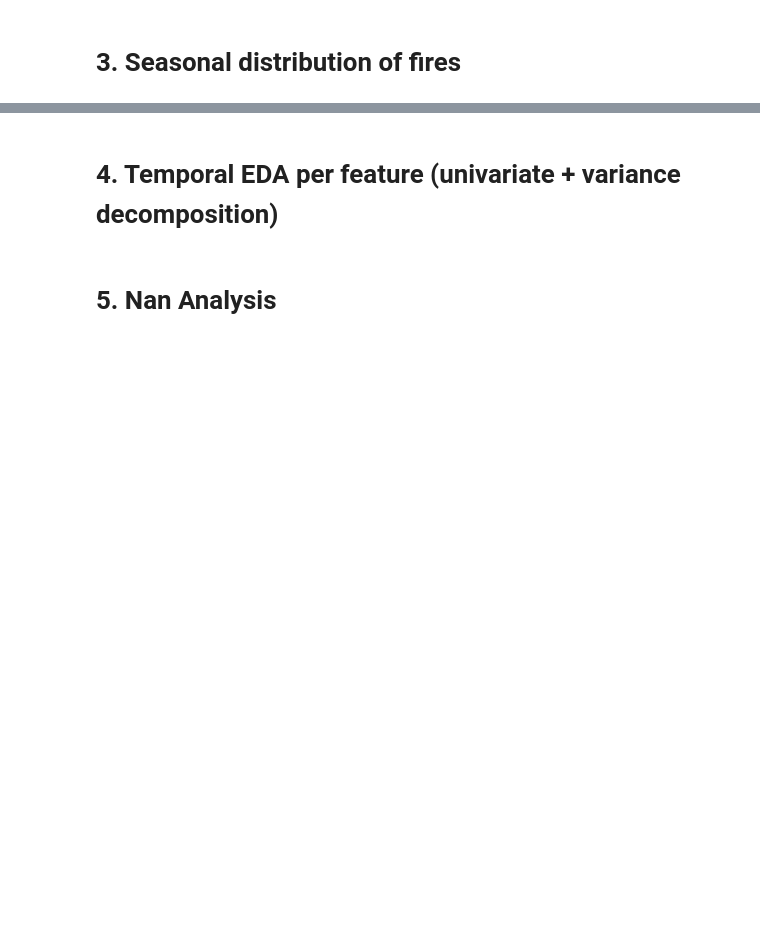
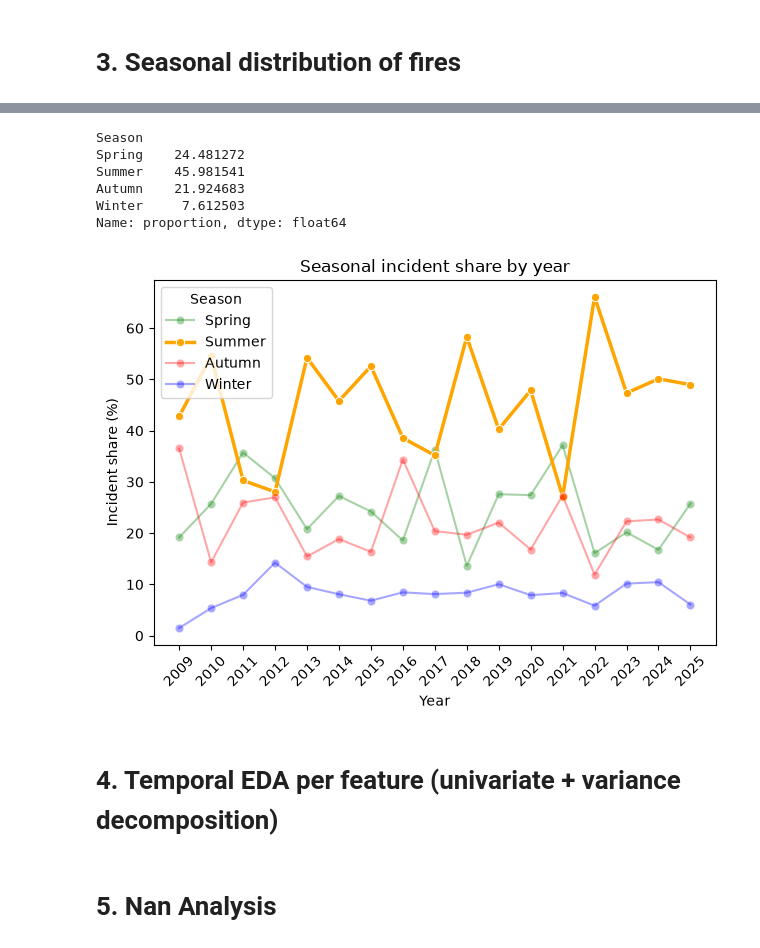
Before and after one commit to Racoo203/wildfire_risk_model, a Jupyter notebook: notebooks/01_eda.ipynb, the cells around one changed output, grey strips where cells are left out. Cells and saved outputs as stored; diff of their text form; code cells hidden in the pictures; blank space fills up the shorter version.

```diff
--- a/notebooks/01_eda.ipynb
+++ b/notebooks/01_eda.ipynb
@@ -166,23 +233,59 @@ plt.show()
 # %%
 temp = incidents_df[["Year", "Month"]].copy()
-temp["Season"] = temp["Month"].apply(season_of_month)
+temp["Season"] = temp["Month"].apply(season_of_month).map(season_display)
+temp["Season"] = pd.Categorical(
+    temp["Season"],
+    categories=season_order,
+    ordered=True,
+)
 
-print(temp["Season"].value_counts(normalize=True) * 100)
+print(temp["Season"].value_counts(normalize=True).sort_index() * 100)
 
-season_year_counts = temp.groupby(["Season", "Year"]).size().unstack(fill_value=0)
-pct_season_year_counts = 100 * season_year_counts / season_year_counts.sum(axis=0)
+season_year_counts = (
+    temp.groupby(["Season", "Year"], observed=False)
+    .size()
+    .unstack(fill_value=0)
+    .reindex(season_order)
+)
+
+pct_season_year_counts = (
+    season_year_counts.div(season_year_counts.sum(axis=0), axis=1) * 100
+)
 
 df_long = pct_season_year_counts.reset_index().melt(
-    id_vars="Season", var_name="Year", value_name="Percent (%)"
+    id_vars="Season",
+    var_name="Year",
+    value_name="Percent (%)",
 )
-df_long["Year"] = df_long["Year"].astype(int)
 
-plt.figure(figsize=(10, 5))
-sns.lineplot(data=df_long, x="Year", y="Percent (%)", hue="Season", marker="o")
+for season in season_order:
+    season_data = df_long[df_long["Season"] == season]
+    sns.lineplot(
+        data=season_data,
+        x="Year",
+        y="Percent (%)",
+        label=season,
+        color=season_palette[season],
+        marker="o",
+        alpha=1.0 if season == "Summer" else 0.35,
+        linewidth=2.5 if season == "Summer" else 1.5,
+    )
+
 plt.title("Seasonal incident share by year")
+plt.xlabel("Year")
+plt.ylabel("Incident share (%)")
 plt.xticks(sorted(df_long["Year"].unique()), rotation=45)
+plt.legend(title="Season")
 plt.tight_layout()
 plt.show()
+# %% [output]
+Season
+Spring    24.481272
+Summer    45.981541
+Autumn    21.924683
+Winter     7.612503
+Name: proportion, dtype: float64
+[figure, added]
 # %%
 temp = incidents_df[["Year", "Month"]].copy()
 temp["Season"] = temp["Month"].apply(season_of_month)
```
Also changed, not shown: parts of 3 cells of this notebook, 6 other files.
